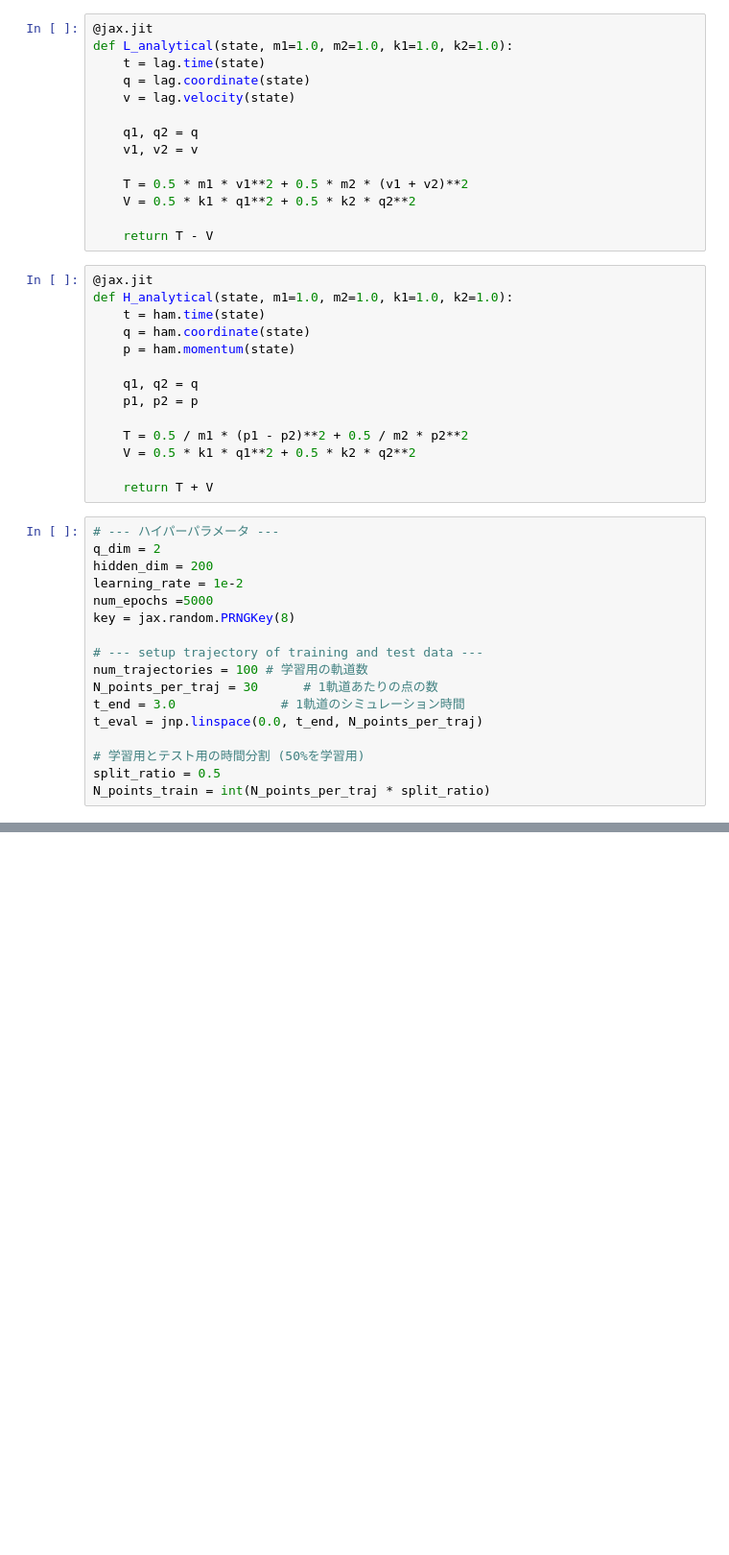
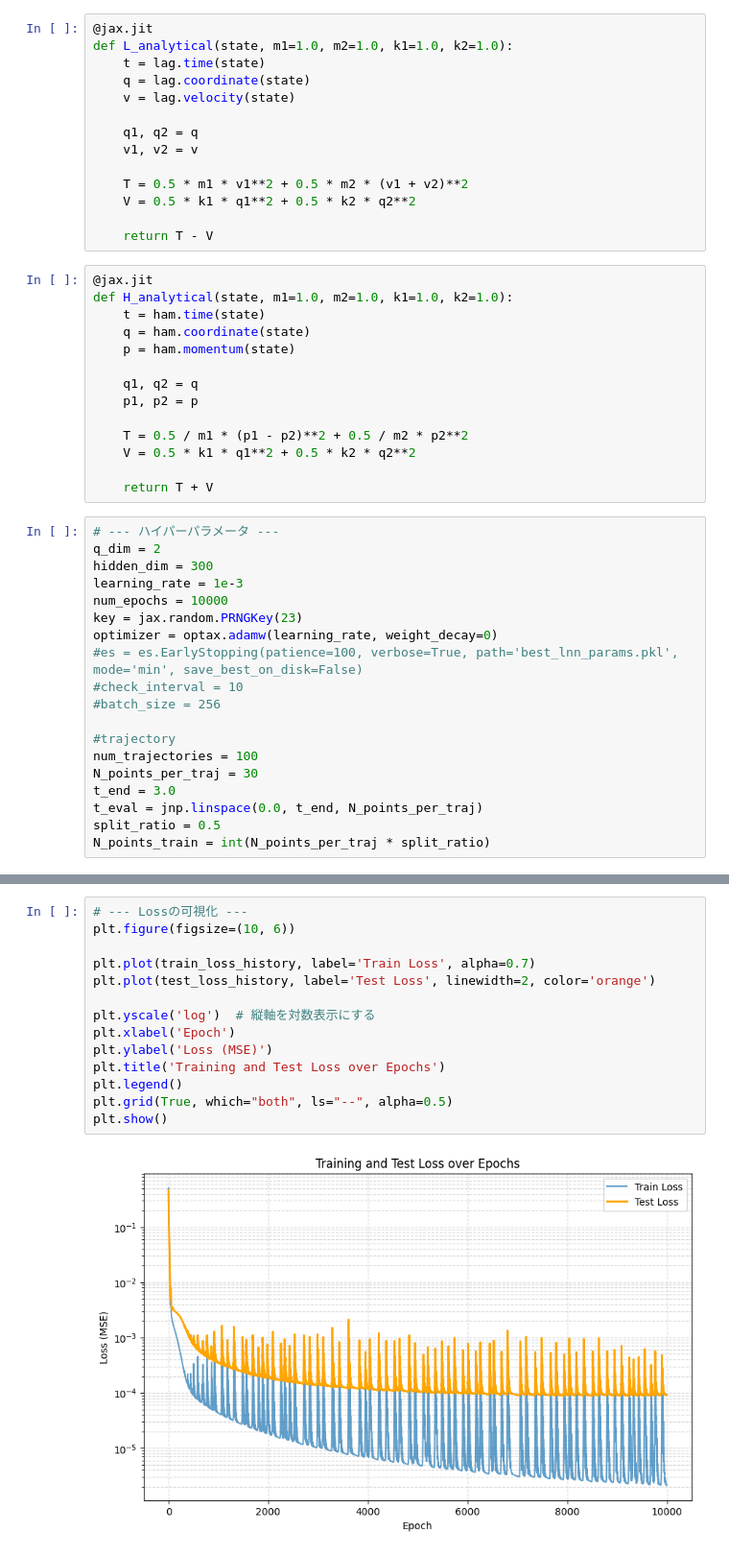
Before and after one commit to nkjm108/PIML, a Jupyter notebook: harmonic_ocillation_2D/H2D_HNN.ipynb, the cells around one changed output, grey strips where cells are left out. Shown: that part at 96% size. Cells and saved outputs as stored; diff of their text form; blank space fills up the shorter version.

```diff
--- a/harmonic_ocillation_2D/H2D_HNN.ipynb
+++ b/harmonic_ocillation_2D/H2D_HNN.ipynb
@@ -57,18 +57,20 @@ def H_analytical(state, m1=1.0, m2=1.0, k1=1.0, k2=1.0):
 # %%
 # --- ハイパーパラメータ ---
 q_dim = 2
-hidden_dim = 200
-learning_rate = 1e-2
-num_epochs =5000
-key = jax.random.PRNGKey(8)
+hidden_dim = 300
+learning_rate = 1e-3
+num_epochs = 10000
+key = jax.random.PRNGKey(23)
+optimizer = optax.adamw(learning_rate, weight_decay=0)
+#es = es.EarlyStopping(patience=100, verbose=True, path='best_lnn_params.pkl', mode='min', save_best_on_disk=False)
+#check_interval = 10
+#batch_size = 256
 
-# --- setup trajectory of training and test data ---
-num_trajectories = 100 # 学習用の軌道数
-N_points_per_traj = 30      # 1軌道あたりの点の数
-t_end = 3.0              # 1軌道のシミュレーション時間
+#trajectory
+num_trajectories = 100
+N_points_per_traj = 30
+t_end = 3.0
 t_eval = jnp.linspace(0.0, t_end, N_points_per_traj)
-
-# 学習用とテスト用の時間分割 (50%を学習用)
 split_ratio = 0.5
 N_points_train = int(N_points_per_traj * split_ratio)
 # %%
@@ -205,3 +208,19 @@ Epoch 4500, Train Loss: 0.000034, Test Loss: 0.000126
+# %%
+# --- Lossの可視化 ---
+plt.figure(figsize=(10, 6))
+
+plt.plot(train_loss_history, label='Train Loss', alpha=0.7)
+plt.plot(test_loss_history, label='Test Loss', linewidth=2, color='orange')
+
+plt.yscale('log')  # 縦軸を対数表示にする
+plt.xlabel('Epoch')
+plt.ylabel('Loss (MSE)')
+plt.title('Training and Test Loss over Epochs')
+plt.legend()
+plt.grid(True, which="both", ls="--", alpha=0.5)
+plt.show()
+# %% [output]
+[figure, added]
 # %%
 '''
 generate trajectory
```
Also changed, not shown: parts of 7 cells of this notebook, 4 other files.
